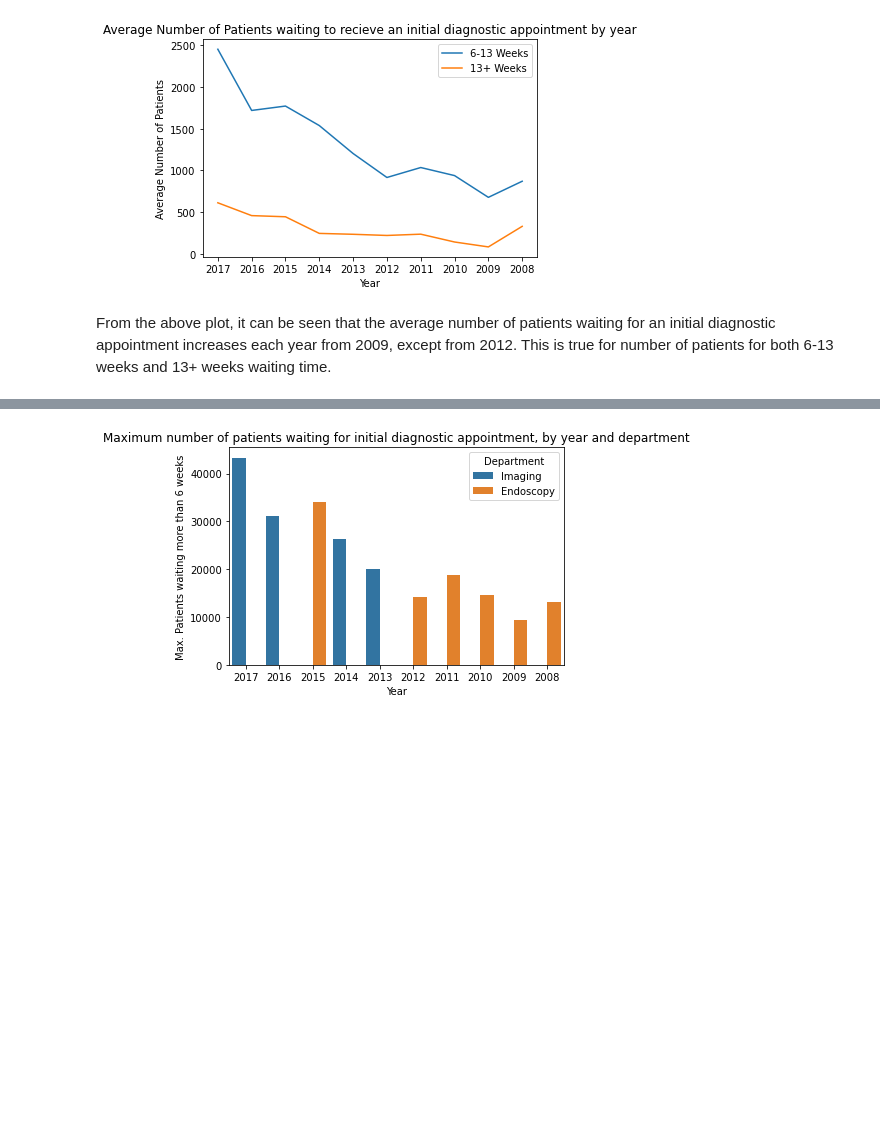
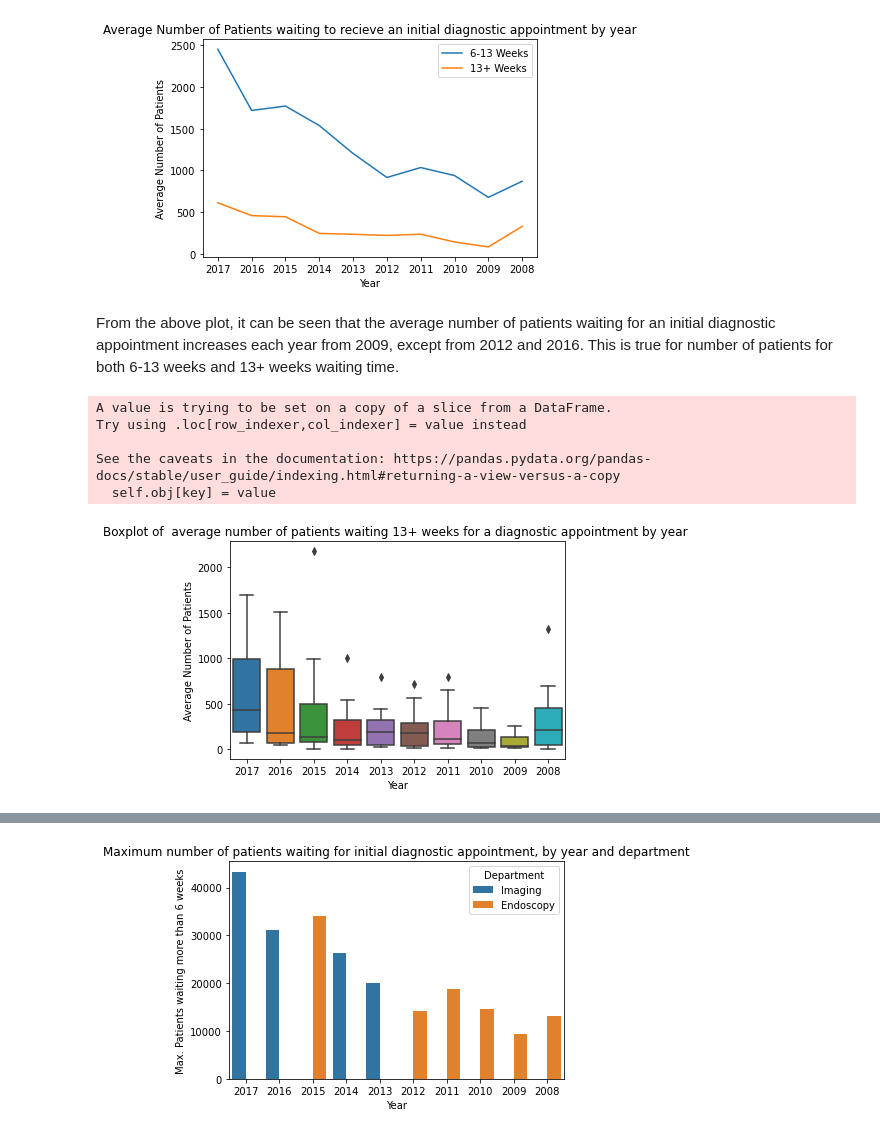
Before and after one commit to Sebbybobbler/Data-Science-NHS-wait-times-analysis-portfolio, a Jupyter notebook: Data Science Portfolio Project .ipynb, the cells around one changed output, grey strips where cells are left out. Saved outputs shown, nothing was run; the diff lists cells and outputs as text; code cells hidden in the pictures; blank space fills up the shorter version.

Commit message:
Update Data Science Portfolio Project .ipynb
Created some more data visualisations. Including boxplots and a barplot.

```diff
--- a/Data Science Portfolio Project .ipynb
+++ b/Data Science Portfolio Project .ipynb
@@ -170,4 +170,25 @@ plt.legend()
 <matplotlib.legend.Legend at 0x...>
 [figure]
 # %% [markdown]
-From the above plot, it can be seen that the average number of patients waiting for an initial diagnostic appointment increases each year from 2009, except from 2012. This is true for number of patients for both 6-13 weeks and 13+ weeks waiting time.
+From the above plot, it can be seen that the average number of patients waiting for an initial diagnostic appointment increases each year from 2009, except from 2012 and 2016. This is true for number of patients for both 6-13 weeks and 13+ weeks waiting time.
+# %%
+#Let's create a boxplot of the above plot for 13+ weeks.
+
+#Create dataframe containing pertinent info
+boxplot_df13=wait_time_all[(["Year","13+ Weeks, Q1","13+ Weeks, Q2","13+ Weeks, Q3","13+ Weeks, Q4"])]
+#Create new column containing the average number of patients waiting across all 4 quarters
+boxplot_df13.loc[:,"13+ weeks total mean"]=boxplot_df13.sum(axis=1, numeric_only=True)/4.0
+#Create the box plot, 13+weeks total mean against year
+sns.boxplot(data=boxplot_df13, x="Year", y="13+ weeks total mean")
+#Axes labels and title
+plt.ylabel("Average Number of Patients")
+plt.xlabel("Year")
+plt.title("Boxplot of  average number of patients waiting 13+ weeks for a diagnostic appointment by year ")
+plt.show()
+# %% [output]
+A value is trying to be set on a copy of a slice from a DataFrame.
+Try using .loc[row_indexer,col_indexer] = value instead
+
+See the caveats in the documentation: https://pandas.pydata.org/pandas-docs/stable/user_guide/indexing.html#returning-a-view-versus-a-copy
+  self.obj[key] = value
+[figure, added]
```
Also changed, not shown: parts of 6 cells of this notebook.
